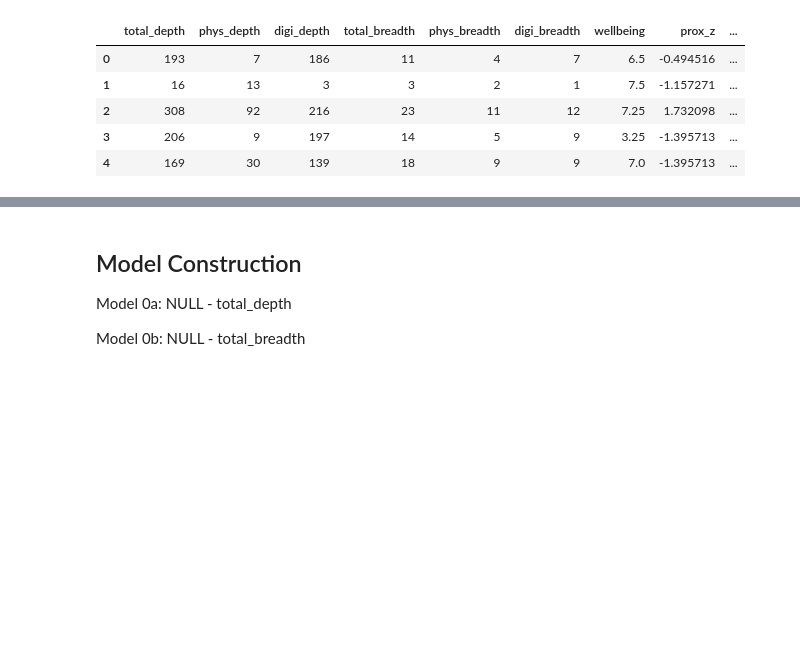
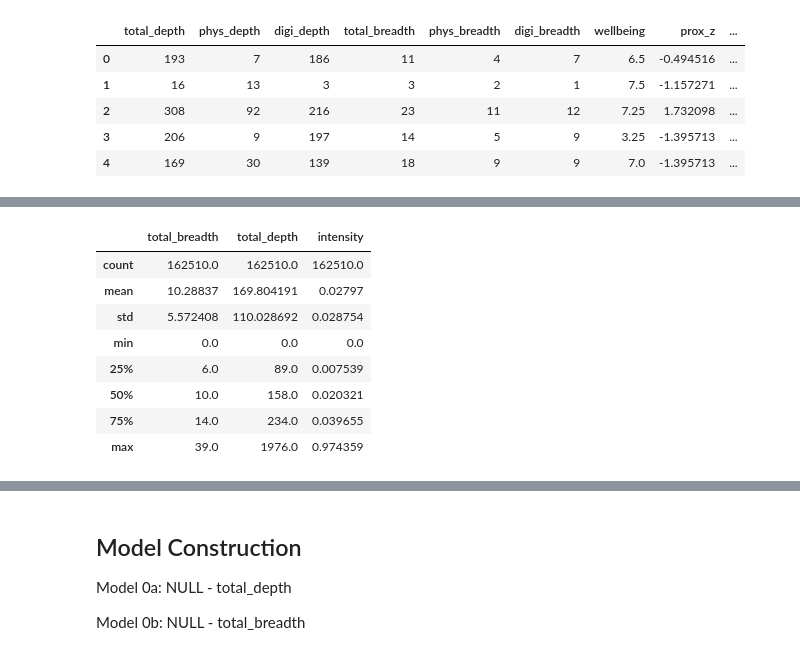
Before and after one commit to andrea-chong/spatial-cultural-access-england, a Jupyter notebook: research_notebooks/05_modelling.ipynb, the cells around one changed output, grey strips where cells are left out. Saved outputs shown, nothing was run; the diff lists cells and outputs as text; code cells hidden in the pictures; blank space fills up the shorter version.

```diff
--- a/research_notebooks/05_modelling.ipynb
+++ b/research_notebooks/05_modelling.ipynb
@@ -409,0 +436,22 @@ Name: proportion, dtype: float64
+# %%
+### Calculate participation intensity
+# Normalize to 0–1 scale
+clean_model_df['breadth_norm'] = (clean_model_df['total_breadth'] - clean_model_df['total_breadth'].min()) \
+                                / (clean_model_df['total_breadth'].max() - clean_model_df['total_breadth'].min())
+
+clean_model_df['depth_norm'] = (clean_model_df['total_depth'] - clean_model_df['total_depth'].min()) \
+                                / (clean_model_df['total_depth'].max() - clean_model_df['total_depth'].min())
+
+clean_model_df['intensity'] = clean_model_df['breadth_norm'] * clean_model_df['depth_norm']
+
+clean_model_df.loc[:,['total_breadth', 'total_depth', 'intensity']].describe()
+# %% [output]
+|  | total_breadth | total_depth | intensity |
+| count | 162510.0 | 162510.0 | 162510.0 |
+| mean | 10.28837 | 169.804191 | 0.02797 |
+| std | 5.572408 | 110.028692 | 0.028754 |
+| min | 0.0 | 0.0 | 0.0 |
+| 25% | 6.0 | 89.0 | 0.007539 |
+| 50% | 10.0 | 158.0 | 0.020321 |
+| 75% | 14.0 | 234.0 | 0.039655 |
+| max | 39.0 | 1976.0 | 0.974359 |
```
Also changed, not shown: parts of 12 cells of this notebook.
